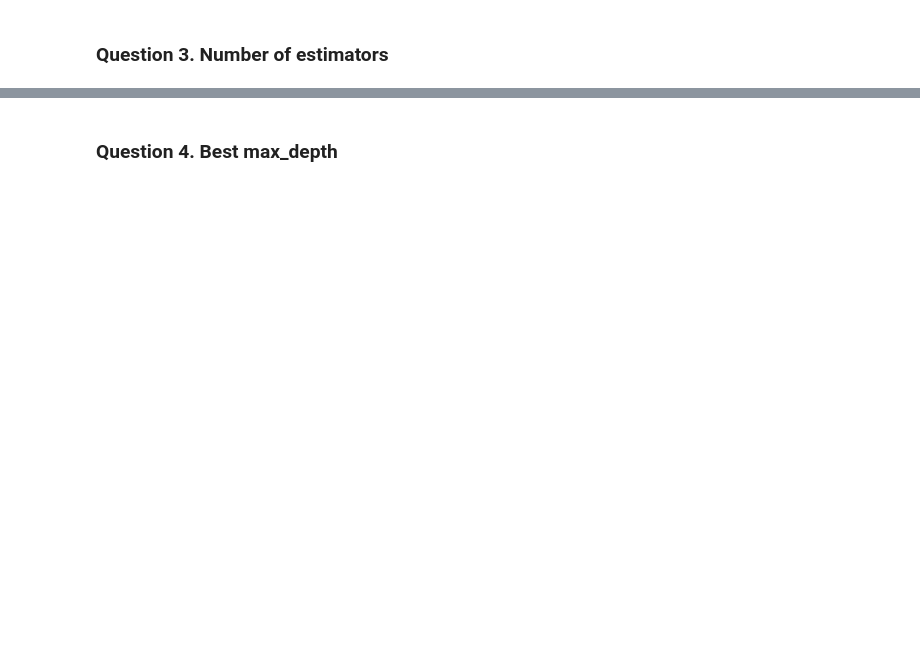
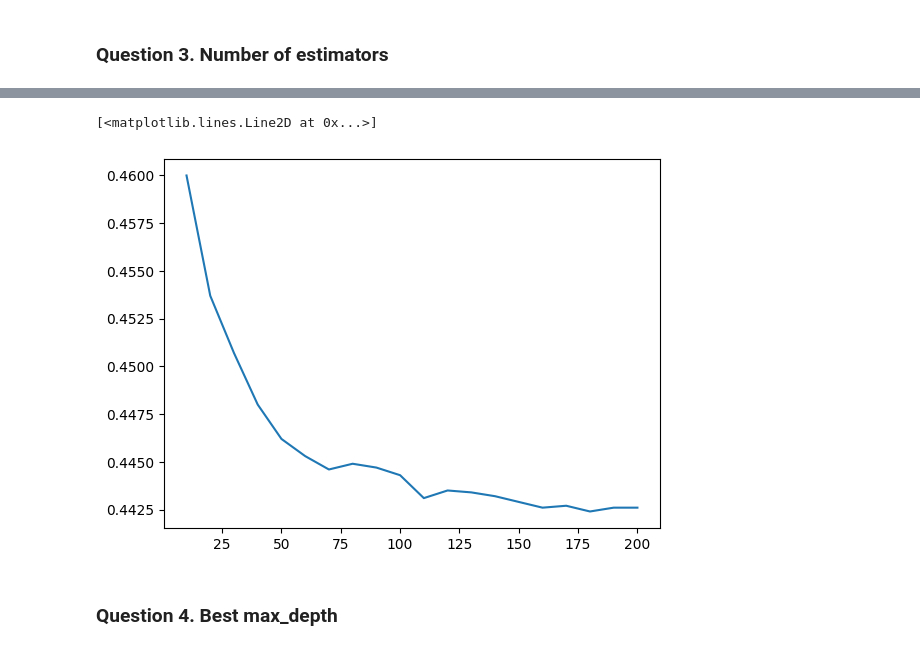
Before and after one commit to dmitrykosintsev/lm-zoomcamp, a Jupyter notebook: Homework files/Homework 6.ipynb, the cells around one changed output, grey strips where cells are left out. Cells and saved outputs as stored; diff of their text form; code cells hidden in the pictures; blank space fills up the shorter version.

```diff
--- a/Homework files/Homework 6.ipynb
+++ b/Homework files/Homework 6.ipynb
@@ -110,0 +139,11 @@ X_test = dv.transform(dict_test)
+# %%
+# RMSE function
+def rmse(y, y_pred):
+    error = y_pred - y
+    mse = (error ** 2).mean()
+    return np.sqrt(mse)
+# %%
+dict_val = df_val.to_dict(orient='records')
+X_val = dv.transform(dict_val)
+
+y_pred = rf.predict(X_val)
@@ -111,2 +155,18 @@ X_test = dv.transform(dict_test)
 # %% [markdown]
 ### Question 3. Number of estimators
+# %%
+# Training models for various values of estimators
+scores = []
+
+for n in range(10, 201, 10):
+    rf = RandomForestRegressor(
+        n_estimators=n,
+        random_state=1)
+    rf.fit(X_train, y_train)
+
+    y_pred = rf.predict(X_val)
+    mse = rmse(y_val, y_pred)
+    scores.append((n, round(mse, 4)))
+# %%
+df_scores = pd.DataFrame(scores, columns=['n_estimators', 'rmse'])
+df_scores
@@ -113,2 +191,7 @@ X_test = dv.transform(dict_test)
+# %%
+plt.plot(df_scores.n_estimators, df_scores.rmse)
+# %% [output]
+[<matplotlib.lines.Line2D at 0x...>]
+[figure, added]
 # %% [markdown]
 ### Question 4. Best max_depth
```
Also changed, not shown: parts of 17 cells of this notebook.
